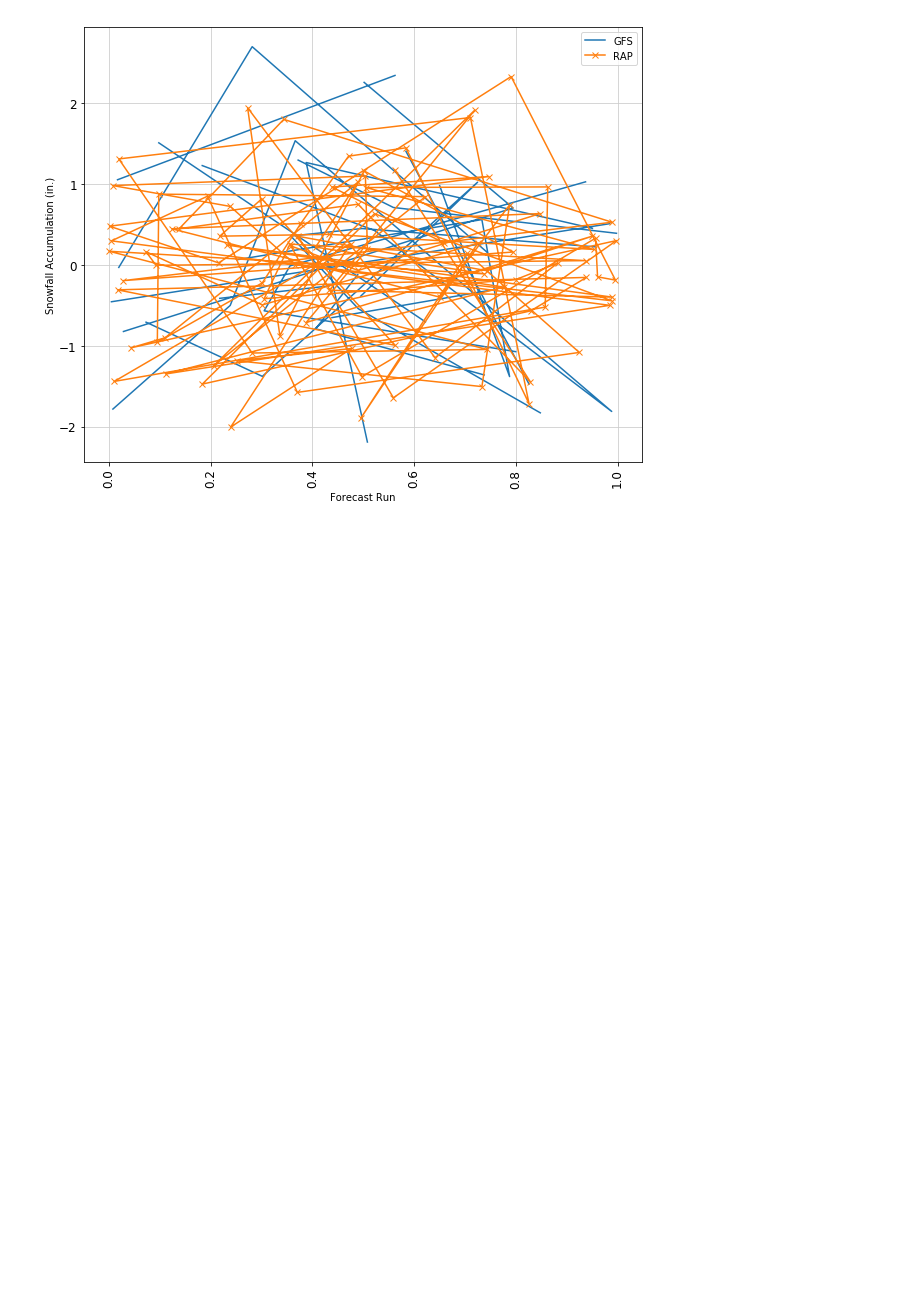
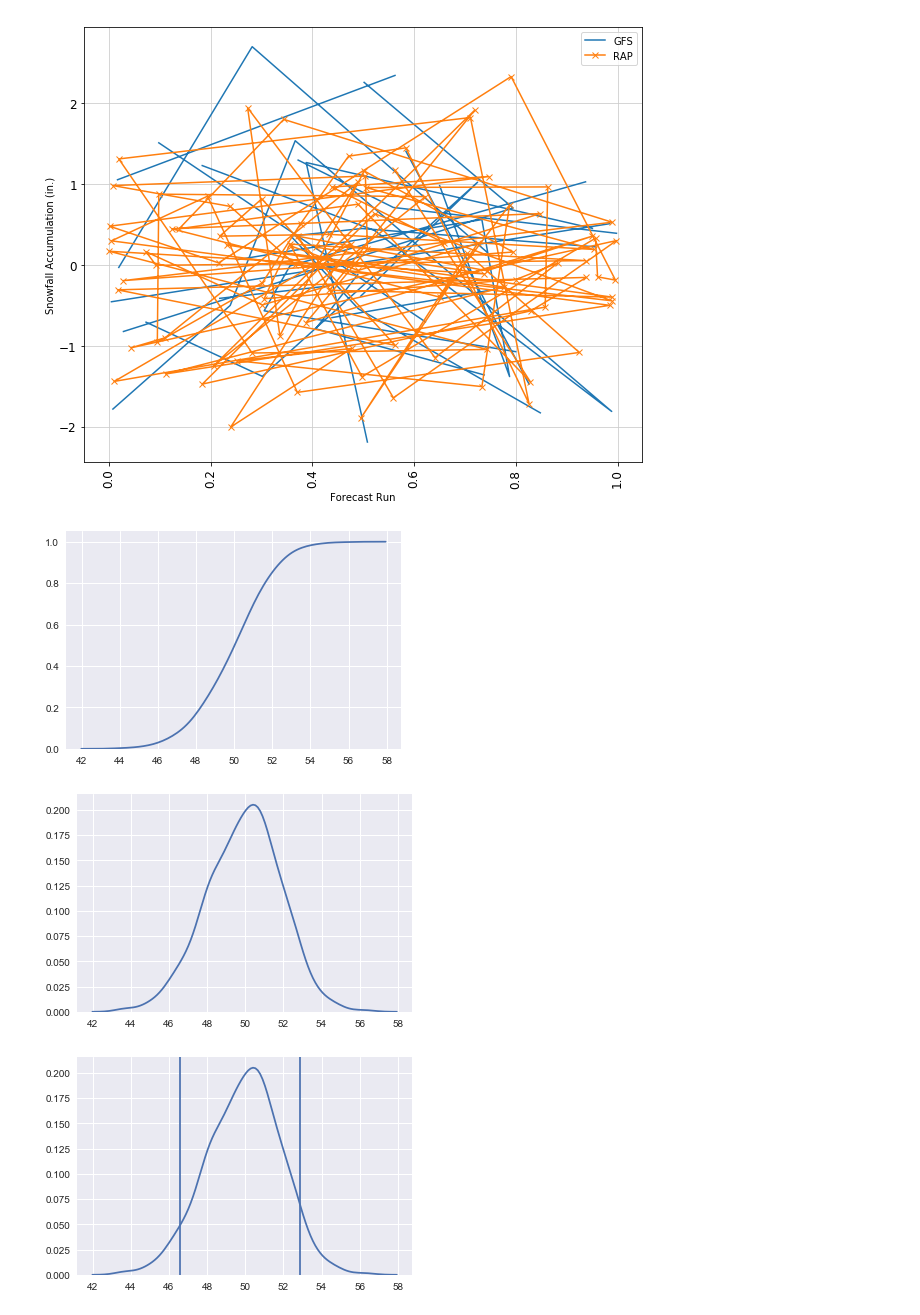
Before and after one commit to callinSwitzer/GarbageCollector, a Jupyter notebook: StackOverflowQuestions.ipynb, the cells around one changed output. Saved outputs shown, nothing was run; the diff lists cells and outputs as text; code cells hidden in the pictures; blank space fills up the shorter version.

```diff
--- a/StackOverflowQuestions.ipynb
+++ b/StackOverflowQuestions.ipynb
@@ -599,3 +599,23 @@ plt.legend()
 # %% [output]
 <matplotlib.legend.Legend at 0x...>
 [figure]
+# %%
+import numpy as np
+import seaborn as sns
+import matplotlib.pyplot as plt
+
+sns.set()
+x1 = np.random.normal(50, 2, 1000)
+sns.kdeplot(x1, cumulative=True)
+plt.show()
+sns.kdeplot(x1)
+plt.show()
+xquantx = ((np.percentile(x1,5), np.percentile(x1, 95)))
+sns.kdeplot(x1)
+plt.axvline(xquantx[0])
+plt.axvline(xquantx[1])
+plt.show()
+# %% [output]
+[figure, added]
+[figure, added]
+[figure, added]
```
Also changed, not shown: parts of 11 cells of this notebook, 2 other files.
